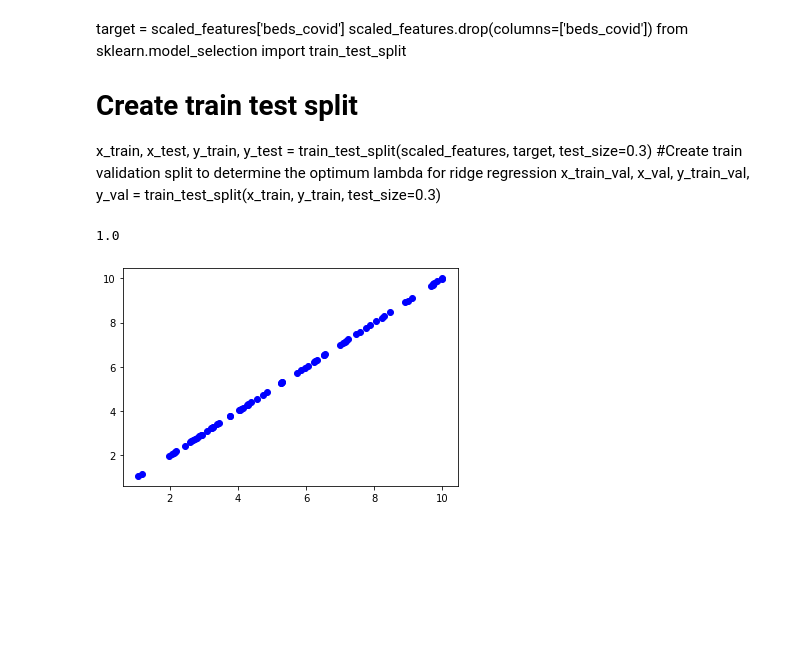
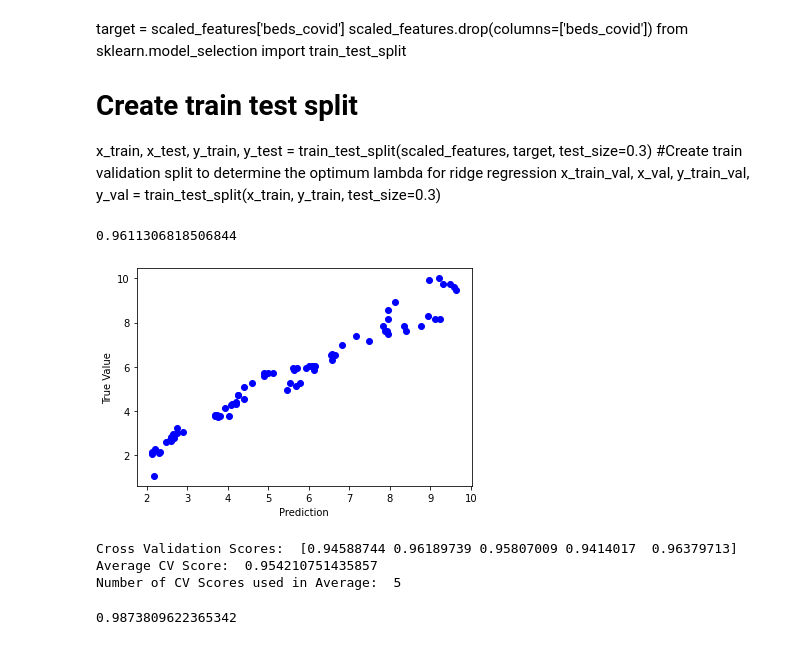
Before and after one commit to JsonLu0910/Ai-Lab3, a Jupyter notebook: Lab3_P7_G6.ipynb, the cells around one changed output. Saved outputs shown, nothing was run; the diff lists cells and outputs as text; code cells hidden in the pictures; blank space fills up the shorter version.

Commit message:
Random forest

```diff
--- a/Lab3_P7_G6.ipynb
+++ b/Lab3_P7_G6.ipynb
@@ -166,6 +166,6 @@ scaled_features = pd.DataFrame(scaled_features, columns = ['beds_covid','beds','
 scaled_features
 scaled_features_array = scaled_features.to_numpy()
 # %%
-scaled_features.drop(columns=['beds_covid'])
+scaled_features = scaled_features.drop(columns=['beds_covid'])
 scaled_features
 # %% [output]
@@ -271,15 +275,36 @@ x_train_val, x_val, y_train_val, y_val = train_test_split(x_train, y_train, test
 # %%
-from sklearn.linear_model import LinearRegression
-regr = LinearRegression()
+from sklearn.linear_model import Ridge
+regr = Ridge(alpha=1)
 regr.fit(x_train, y_train)
 print(regr.score(x_test, y_test))
 # %% [output]
-1.0
+0.9611306818506844
 # %%
 y_pred = regr.predict(x_test)
 plt.scatter(y_pred, y_test, color ='b')
-# plt.plot(y_pred, y_test, color ='k')
-
+plt.xlabel('Prediction')
+plt.ylabel('True Value')
 plt.show()
 # %% [output]
-[figure, old version]
+[figure, new version]
+# %%
+from sklearn.model_selection import KFold, cross_val_score
+
+k_folds = KFold(n_splits = 5)
+
+scores = cross_val_score(regr, x_test, y_test, cv = k_folds)
+
+print("Cross Validation Scores: ", scores)
+print("Average CV Score: ", scores.mean())
+print("Number of CV Scores used in Average: ", len(scores))
+# %% [output]
+Cross Validation Scores:  [0.94588744 0.96189739 0.95807009 0.9414017  0.96379713]
+Average CV Score:  0.954210751435857
+Number of CV Scores used in Average:  5
+# %%
+from sklearn.ensemble import RandomForestRegressor
+fregr = RandomForestRegressor()
+fregr.fit(x_train, y_train)
+print(fregr.score(x_test, y_test))
+# %% [output]
+0.9873809622365342
```
Also changed, not shown: parts of 6 cells of this notebook.
